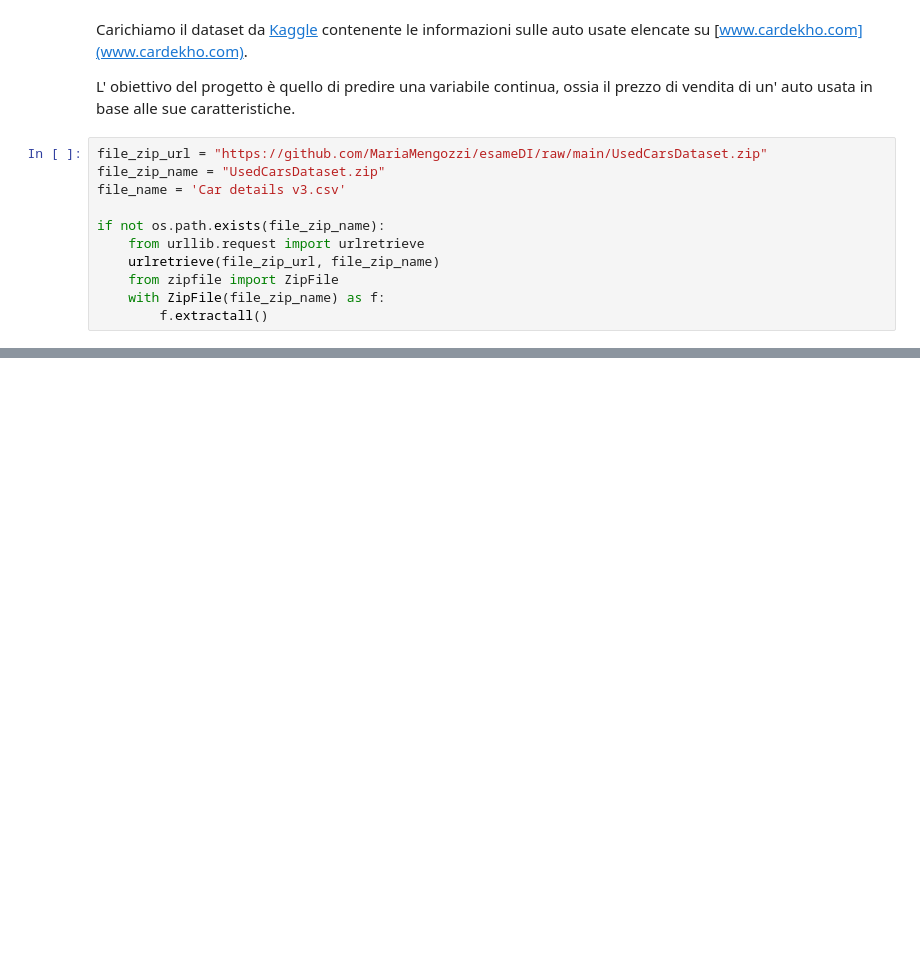
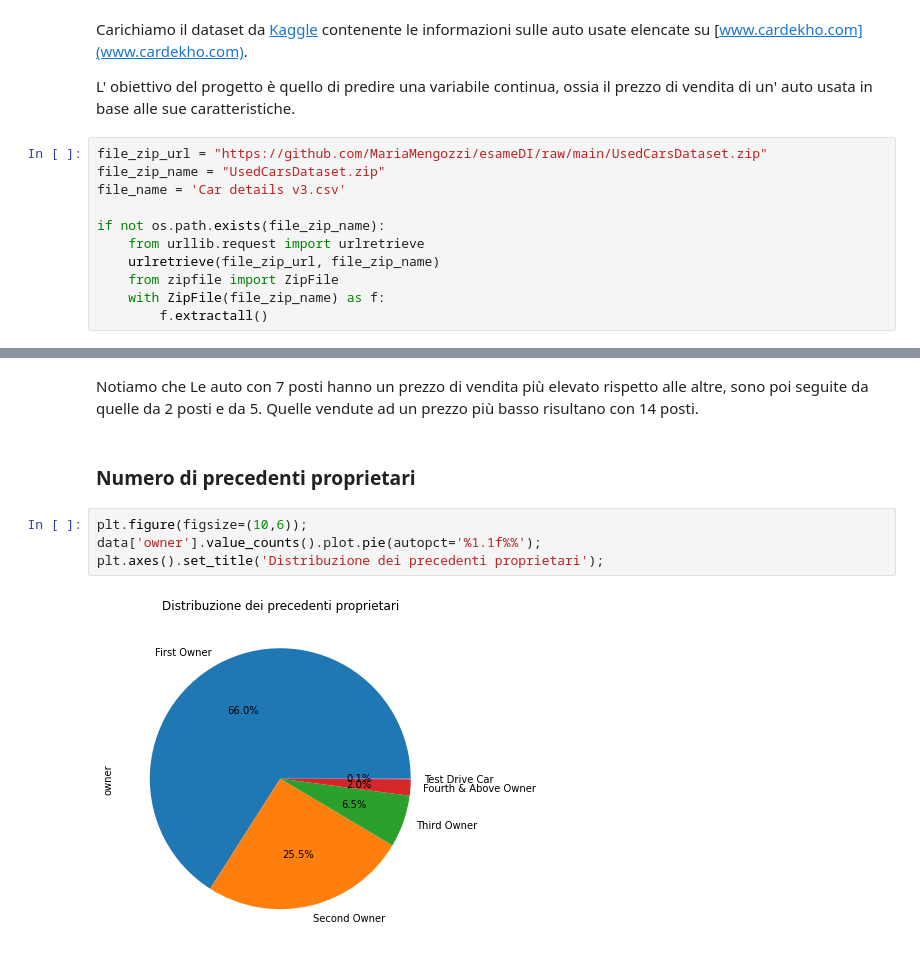
Before and after one commit to MariaMengozzi/esameDI, a Jupyter notebook: Progetto_esame_DI.ipynb, the cells around one changed output, grey strips where cells are left out. Drawn from its saved outputs; the diff is of its cells as text; blank space fills up the shorter version.

```diff
--- a/Progetto_esame_DI.ipynb
+++ b/Progetto_esame_DI.ipynb
@@ -45,0 +364,10 @@ with open(file_name) as dataFile:
+# %% [markdown]
+Notiamo che Le auto con 7 posti hanno un prezzo di vendita più elevato rispetto alle altre, sono poi seguite da quelle da 2 posti e da 5. Quelle vendute ad un prezzo più basso risultano con 14 posti.
+# %% [markdown]
+### Numero di precedenti proprietari
+# %%
+plt.figure(figsize=(10,6));
+data['owner'].value_counts().plot.pie(autopct='%1.1f%%');
+plt.axes().set_title('Distribuzione dei precedenti proprietari');
+# %% [output]
+[figure, added]
```
Also changed, not shown: parts of 119 cells of this notebook.
